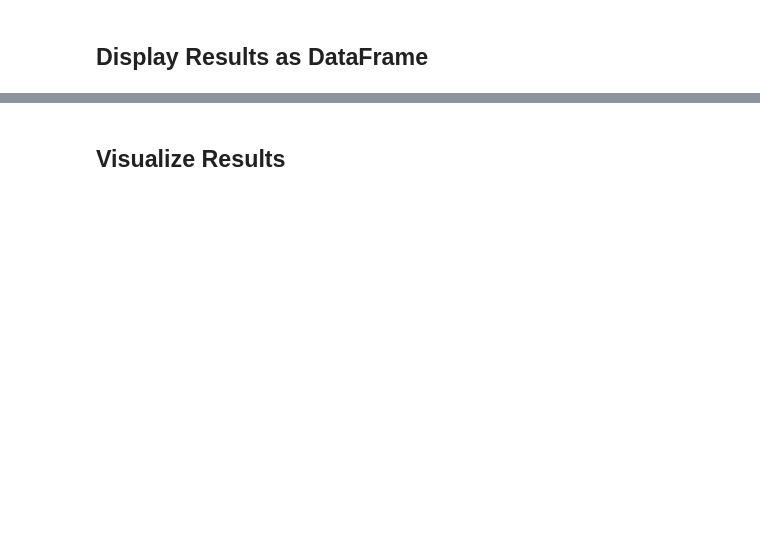
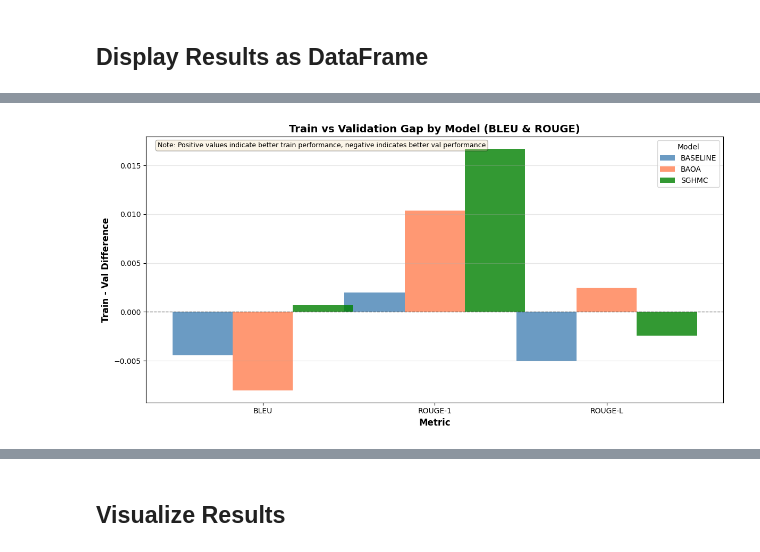
Before and after one commit to ssophiee/adl-bnn-textgen, a Jupyter notebook: src/evaluation/blue_rouge_perplexity_eval.ipynb, the cells around one changed output, grey strips where cells are left out. Saved outputs shown, nothing was run; the diff lists cells and outputs as text; code cells hidden in the pictures; blank space fills up the shorter version.

```diff
--- a/src/evaluation/blue_rouge_perplexity_eval.ipynb
+++ b/src/evaluation/blue_rouge_perplexity_eval.ipynb
@@ -885,0 +1335,80 @@ baoa_temp0.3_topk10_samples1_run_20251118-124935             1  0.051674  0.2445
+# %%
+# Create single plot showing train - val difference for both models (excluding Perplexity)
+fig, ax = plt.subplots(1, 1, figsize=(12, 6))
+
+models = list(model_stats.keys())
+metrics = ['BLEU', 'ROUGE-1', 'ROUGE-L']  # Removed Perplexity and ROUGE-2
+colors = ['steelblue', 'coral', 'green', 'orange', 'purple', 'brown']
+model_colors = {model: colors[i % len(colors)] for i, model in enumerate(models)}
+
+# Calculate train - val differences for each model
+model_differences = {}
+for model in models:
+    differences = []
+
+    for metric in metrics:
+        train_val = None
+        val_val = None
+
+        # Get train value
+        if model_stats[model]['train']:
+            stats = model_stats[model]['train']
+            if metric == 'BLEU':
+                train_val = stats['bleu_mean']
+            elif metric == 'ROUGE-1':
+                train_val = stats['rouge1_mean']
+            elif metric == 'ROUGE-L':
+                train_val = stats['rougeL_mean']
+
+        # Get val value
+        if model_stats[model]['val']:
+            stats = model_stats[model]['val']
+            if metric == 'BLEU':
+                val_val = stats['bleu_mean']
+            elif metric == 'ROUGE-1':
+                val_val = stats['rouge1_mean']
+            elif metric == 'ROUGE-L':
+                val_val = stats['rougeL_mean']
+
+        # Calculate difference (train - val)
+        if train_val is not None and val_val is not None:
+            differences.append(train_val - val_val)
+        else:
+            differences.append(0)
+
+    model_differences[model] = differences
+
+# Set up positions for grouped bars
+x = np.arange(len(metrics))
+width = 0.35
+
+# Plot bars for each model
+for i, model in enumerate(models):
+    offset = width * (i - len(models)/2 + 0.5)
+    ax.bar(x + offset, model_differences[model], width,
+           label=model.upper(), color=model_colors[model], alpha=0.8)
+
+ax.set_xlabel('Metric', fontweight='bold', fontsize=12)
+ax.set_ylabel('Train - Val Difference', fontweight='bold', fontsize=12)
+ax.set_title('Train vs Validation Gap by Model (BLEU & ROUGE)', fontsize=14, fontweight='bold')
+ax.set_xticks(x)
+ax.set_xticklabels(metrics)
+ax.legend(title='Model')
+ax.axhline(y=0, color='black', linestyle='--', linewidth=1, alpha=0.5)
+ax.grid(axis='y', alpha=0.3)
+
+# Add note
+ax.text(0.02, 0.98, 'Note: Positive values indicate better train performance, negative indicates better val performance',
+        transform=ax.transAxes, fontsize=9, verticalalignment='top',
+        bbox=dict(boxstyle='round', facecolor='wheat', alpha=0.3))
+
+plt.tight_layout()
+
+# Save figure
+plt.savefig(output_dir / "model_comparison_train_val_difference.png", dpi=300, bbox_inches='tight')
+print(f"Saved plot to {output_dir / 'model_comparison_train_val_difference.png'}")
+
+plt.show()
+
+print("Train - Val difference barplot created successfully")
+# %% [output]
@@ -885,0 +1416 @@ baoa_temp0.3_topk10_samples1_run_20251118-124935             1  0.051674  0.2445
+[figure, added]
```
Also changed, not shown: parts of 16 cells of this notebook, 17 other files.
